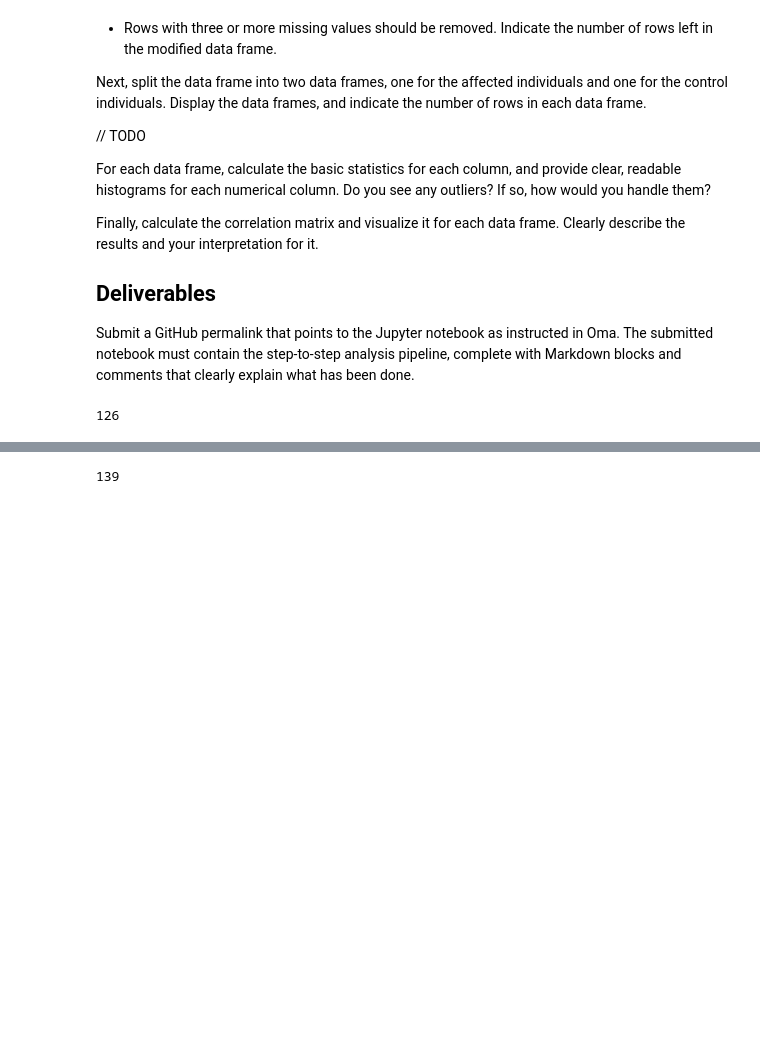
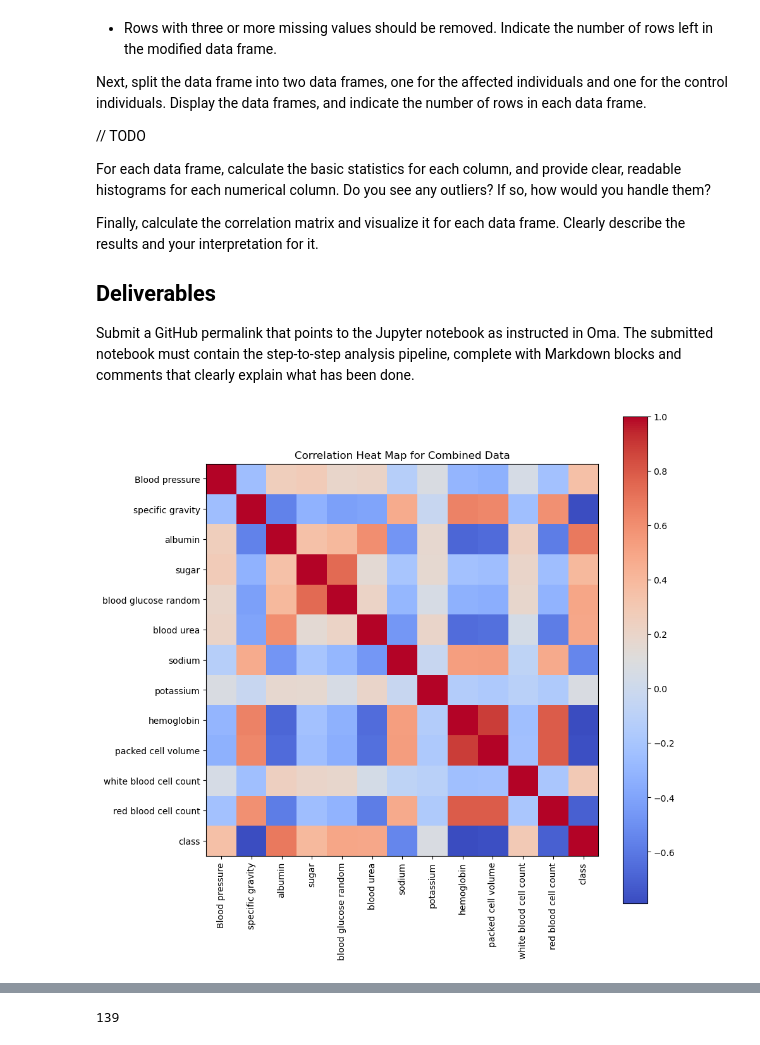
Before and after one commit to hinmiro/dataIsBeautifull_G2, a Jupyter notebook: assignments/data_preprocessing.ipynb, the cells around one changed output, grey strips where cells are left out. Saved outputs shown, nothing was run; the diff lists cells and outputs as text; code cells hidden in the pictures; blank space fills up the shorter version.

Commit message:
Add data preprocessing

```diff
--- a/assignments/data_preprocessing.ipynb
+++ b/assignments/data_preprocessing.ipynb
@@ -57,6 +57,7 @@ The submitted notebook must contain the step-to-step analysis pipeline, complete
 # %%
 import pandas as pd
 from ucimlrepo import fetch_ucirepo
+import matplotlib.pyplot as plt
 
 # fetch dataset
 chronic_kidney_disease = fetch_ucirepo(id=336)
@@ -76,12 +77,29 @@ df = df.rename(columns={'bp': 'Blood pressure', 'sg': 'specific gravity', 'al':
                         'hemo': 'hemoglobin', 'pcv': 'packed cell volume', 'wbcc': 'white blood cell count',
                         'rbcc': 'red blood cell count', })
 df.hemoglobin = df.hemoglobin / 10
-df['class'] = df['class'].map({'ckd': 'a', 'notckd': 'c'})
+df['class'] = df['class'].map({'ckd': 1, 'notckd': 0})
 
 df = df.dropna(thresh=len(df.columns) - 2)
 
-affected = df[df['class'] == 'a']
-control = df[df['class'] == 'c']
-affected.shape[0]
+affected = df[df['class'] == 1]
+control = df[df['class'] == 0]
+
+
+def histogram_plot(df):
+    plt.figure(figsize=(20, 20))
+    for i, col in enumerate(df.select_dtypes(include=['float', 'float'])):
+        plt.subplot(3, 4, i + 1)
+        df[col].plot(kind='hist', title=col)
+        plt.xlabel(col)
+allTested = affected.merge(control)
+corr = df.corr()
-# %% [output]
-126
+# %%
+plt.figure(figsize=(10, 10))
+plt.imshow(corr, cmap='coolwarm', interpolation='none')
+plt.colorbar()
+plt.xticks(range(len(corr)), corr.columns, rotation=90)
+plt.yticks(range(len(corr)), corr.columns)
+plt.title('Correlation Heat Map for Combined Data')
+plt.show()
+# %% [output]
+[figure, added]
```
Also changed, not shown: parts of 3 cells of this notebook, 1 other file.
